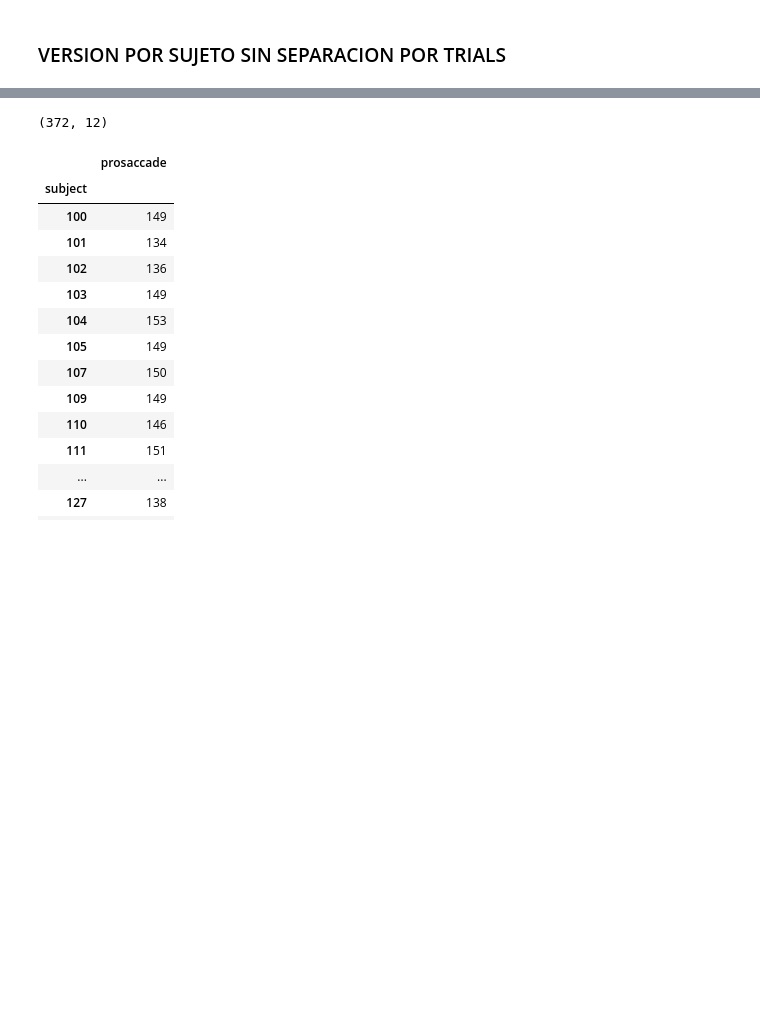
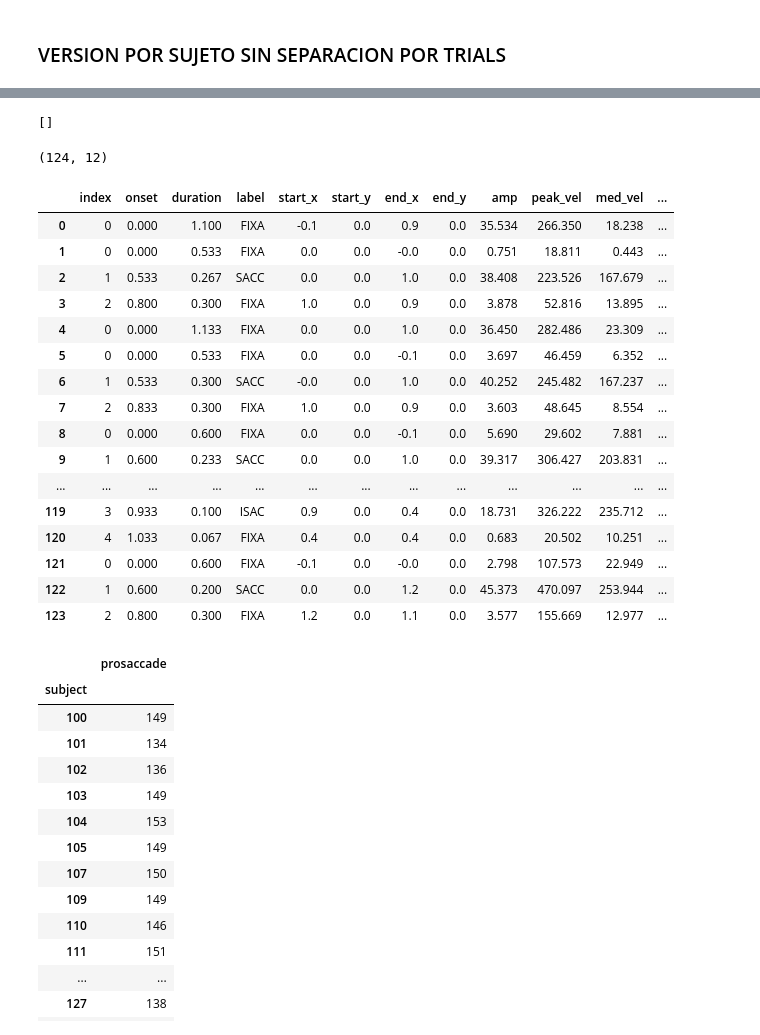
Before and after one commit to GEJ1/et_webcam_experiments, a Jupyter notebook: antisaccade_experiment/antisaccades_analysis.ipynb, the cells around one changed output, grey strips where cells are left out. Saved outputs shown, nothing was run; the diff lists cells and outputs as text; code cells hidden in the pictures; blank space fills up the shorter version.

```diff
--- a/antisaccade_experiment/antisaccades_analysis.ipynb
+++ b/antisaccade_experiment/antisaccades_analysis.ipynb
@@ -843,3 +810,24 @@ for SUJ in range(len(df_blocks_filtered)):
     # df_sac_fix = pd.read_csv(OUT_FNAME, sep="\t")
 
 print("End of saccades and fixations detection")
+# %%
+sujetos = [int(i.split('/')[-1].split('.')[0].split('_')[-1]) for i in glob.glob('raw_data/*.csv')]
+
+perc_sacc_detected = {}
+
+for sujeto in sujetos:
+    all_dfs_one_suj = []
+    path = './pro_saccade_detection_by_trial/'
+
+    for f in sorted(glob.glob(path+f'fix_sac_detection_suj_{sujeto}_trial_*.tsv'), key=os.path.getmtime):
+        _df = pd.read_csv(f, sep='\t' )
+        _df['trial'] = f.split("/")[-1].split('.')[0].split("_")[-1]
+        all_dfs_one_suj.append(_df)
+
+
+    dfs = pd.concat(all_dfs_one_suj).reset_index()
+    res = (dfs.query("label == 'SACC' or label == 'ISAC'")['trial'].nunique() / dfs['trial'].nunique())  * 100
+    dfs.query("label == 'SACC' or label == 'ISAC'").reset_index()
+    perc_sacc_detected[sujeto] = res
+
+perc_sacc_detected
@@ -858,13 +865,39 @@ dfs = pd.concat(all_dfs_one_suj).reset_index()
 print( (dfs.query("label == 'SACC' or label == 'ISAC'")['trial'].nunique() / dfs['trial'].nunique())  * 100, "%")
 
 dfs.query("label == 'SACC' or label == 'ISAC'").reset_index()
+# %%
+sorted(glob.glob(path+'fix_sac_detection_suj_110_trial_*.tsv'), key=os.path.getmtime)
+
+fix_sac_detection_suj_110_trial_0.tsv
+# %% [output]
+[]
 # %%
-path = './saccade_detection_by_trial/'
+path = './pro_saccade_detection_by_trial/'
 df = pd.concat([pd.read_csv(f, sep='\t' ) for f in sorted(glob.glob(path+'fix_sac_detection_suj_110_trial_*.tsv'), key=os.path.getmtime)])
 df  = df.reset_index()
 df.shape
 # %% [output]
-(372, 12)
+(124, 12)
+# %%
+df
+# %% [output]
+|  | index | onset | duration | label | start_x | start_y | end_x | end_y | amp | peak_vel | med_vel | ... |
+| 0 | 0 | 0.000 | 1.100 | FIXA | -0.1 | 0.0 | 0.9 | 0.0 | 35.534 | 266.350 | 18.238 | ... |
+| 1 | 0 | 0.000 | 0.533 | FIXA | 0.0 | 0.0 | -0.0 | 0.0 | 0.751 | 18.811 | 0.443 | ... |
+| 2 | 1 | 0.533 | 0.267 | SACC | 0.0 | 0.0 | 1.0 | 0.0 | 38.408 | 223.526 | 167.679 | ... |
+| 3 | 2 | 0.800 | 0.300 | FIXA | 1.0 | 0.0 | 0.9 | 0.0 | 3.878 | 52.816 | 13.895 | ... |
+| 4 | 0 | 0.000 | 1.133 | FIXA | 0.0 | 0.0 | 1.0 | 0.0 | 36.450 | 282.486 | 23.309 | ... |
+| 5 | 0 | 0.000 | 0.533 | FIXA | 0.0 | 0.0 | -0.1 | 0.0 | 3.697 | 46.459 | 6.352 | ... |
+| 6 | 1 | 0.533 | 0.300 | SACC | -0.0 | 0.0 | 1.0 | 0.0 | 40.252 | 245.482 | 167.237 | ... |
+| 7 | 2 | 0.833 | 0.300 | FIXA | 1.0 | 0.0 | 0.9 | 0.0 | 3.603 | 48.645 | 8.554 | ... |
+| 8 | 0 | 0.000 | 0.600 | FIXA | 0.0 | 0.0 | -0.1 | 0.0 | 5.690 | 29.602 | 7.881 | ... |
+| 9 | 1 | 0.600 | 0.233 | SACC | 0.0 | 0.0 | 1.0 | 0.0 | 39.317 | 306.427 | 203.831 | ... |
+| ... | ... | ... | ... | ... | ... | ... | ... | ... | ... | ... | ... | ... |
+| 119 | 3 | 0.933 | 0.100 | ISAC | 0.9 | 0.0 | 0.4 | 0.0 | 18.731 | 326.222 | 235.712 | ... |
+| 120 | 4 | 1.033 | 0.067 | FIXA | 0.4 | 0.0 | 0.4 | 0.0 | 0.683 | 20.502 | 10.251 | ... |
+| 121 | 0 | 0.000 | 0.600 | FIXA | -0.1 | 0.0 | -0.0 | 0.0 | 2.798 | 107.573 | 22.949 | ... |
+| 122 | 1 | 0.600 | 0.200 | SACC | 0.0 | 0.0 | 1.2 | 0.0 | 45.373 | 470.097 | 253.944 | ... |
+| 123 | 2 | 0.800 | 0.300 | FIXA | 1.2 | 0.0 | 1.1 | 0.0 | 3.577 | 155.669 | 12.977 | ... |
 # %%
 pd.DataFrame(df_blocks_filtered['prosaccade'].map(len))
 # %% [output]
```
Also changed, not shown: parts of 3 cells of this notebook, 1 other file.
